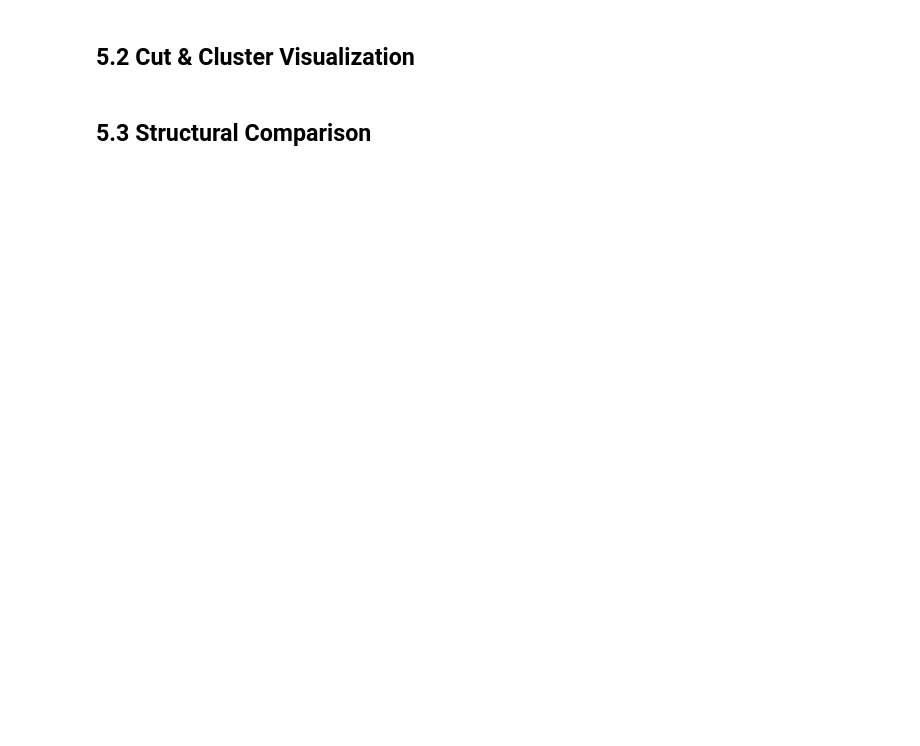
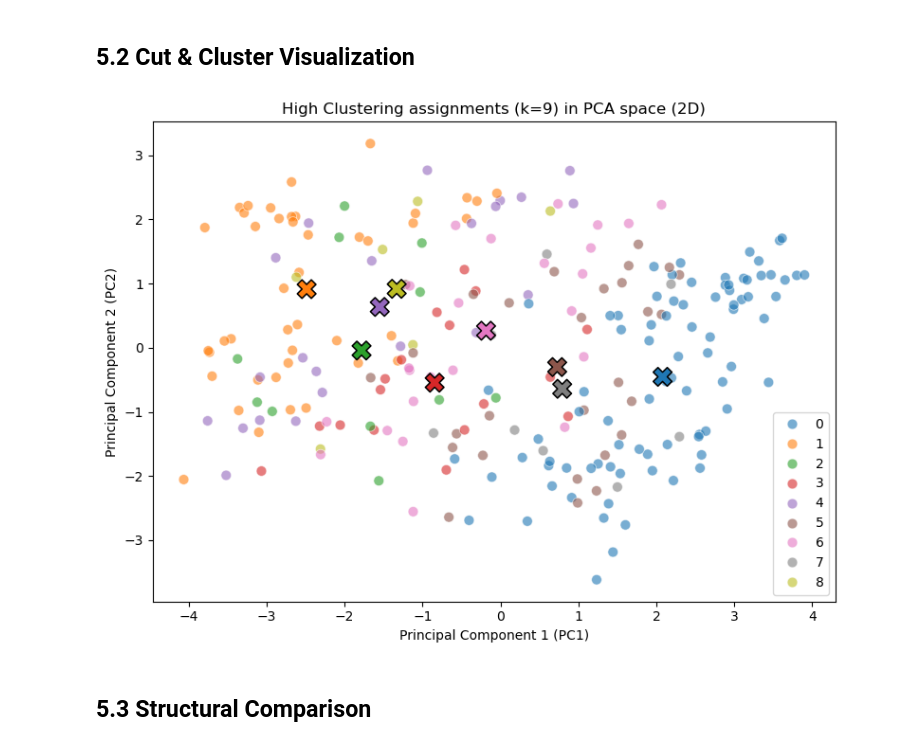
Before and after one commit to Joaomuianga/ML-team-collaboration, a Jupyter notebook: notebooks/Team11_UnsupervisedLearning_Notebook.ipynb, the cells around one changed output. Saved outputs shown, nothing was run; the diff lists cells and outputs as text; code cells hidden in the pictures; blank space fills up the shorter version.

```diff
--- a/notebooks/Team11_UnsupervisedLearning_Notebook.ipynb
+++ b/notebooks/Team11_UnsupervisedLearning_Notebook.ipynb
@@ -815,4 +889,48 @@ plt.show()
 # %% [markdown]
 ## 5.2 Cut & Cluster Visualization
+# %%
+best_k = 9
+hc_best = AgglomerativeClustering(
+    n_clusters=best_k,
+    linkage='ward'
+)
+
+hc_labels = hc_best.fit_predict(X_clustering)
+X_hc = copy.deepcopy(X_pca_clustering)
+X_hc['Cluster'] = hc_labels
+# %%
+plt.figure(figsize=(8, 6))
+sns.scatterplot(
+    data=X_hc,
+    x="PC1",
+    y="PC2",
+    hue="Cluster",
+    palette='tab10',
+    s=60,
+    alpha=0.6
+)
+
+centroids_pca = X_hc.groupby('Cluster')[['PC1', 'PC2']].mean()
+
+sns.scatterplot(
+    data=centroids_pca,
+    x="PC1",
+    y="PC2",
+    hue='Cluster',
+    palette='tab10',
+    marker="X",
+    s=200,
+    edgecolor='black',
+    legend=False
+)
+
+plt.title(f"High Clustering assignments (k={best_k}) in PCA space (2D)")
+plt.xlabel("Principal Component 1 (PC1)")
+plt.ylabel("Principal Component 2 (PC2)")
+plt.legend()
+plt.tight_layout()
+plt.show()
+# %% [output]
+[figure, added]
 # %% [markdown]
 ## 5.3 Structural Comparison
```
Also changed, not shown: parts of 12 cells of this notebook.
